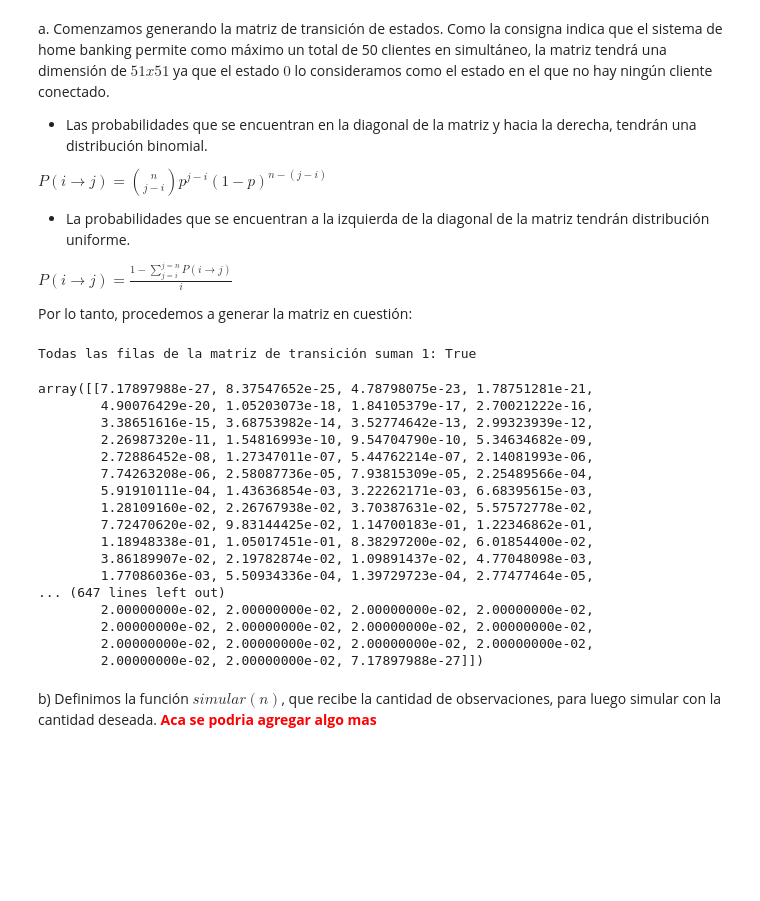
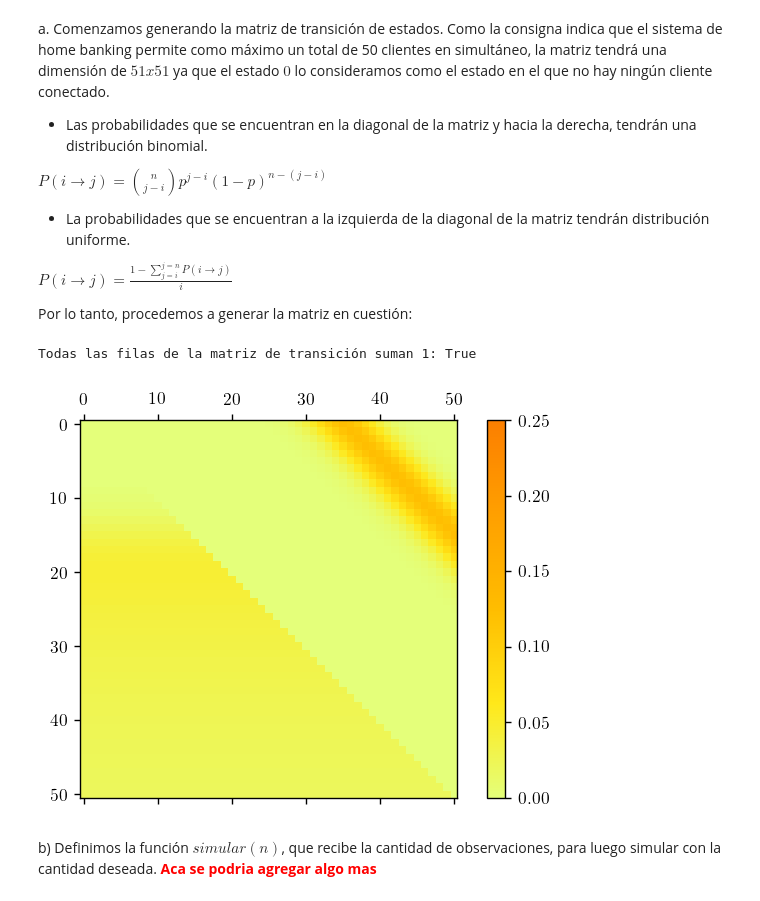
Before and after one commit to jian01/simulaamigues, a Jupyter notebook: TP2.ipynb, the cells around one changed output. Cells and saved outputs as stored; diff of their text form; code cells hidden in the pictures; blank space fills up the shorter version.

```diff
--- a/TP2.ipynb
+++ b/TP2.ipynb
@@ -294,53 +307,38 @@ def combinatorio(n, k):
 matriz = np.zeros((N+1,N+1))
 #Filas tienen que sumar 1!! (Markov)
 
 # Reemplazamos la diagonal principal y parte superior
 for i in range(N+1): #Va de 0 a 50
     for j in range(N+1):
         if j>=i:
             comb = combinatorio(N,j-i)
             matriz[i][j] = comb*P**(j-i)*(1-P)**(N-(j-i))
 
 for i in range(1,N+1):
     for j in range(i):
         sub_mat = matriz[i,j:] #slice de la porción de fila a sumar
         suma = reduce(lambda x, y:x+y, sub_mat) #sumamos los elementos de la sub-fila
         matriz[i][j] = (1-suma)/i
 
 
 #Verificamos que todas las filas suman 1 (Markov)
 ok = True #piedra time
 for i in range(N+1):
     for j in range(N+1):
         mat = matriz[i]
         suma = reduce(lambda x, y:x+y, mat)
         if not math.isclose(1, suma, abs_tol=1e-8):
             ok = False
 print("Todas las filas de la matriz de transición suman 1:", ok)
 
-
-#Imprimimos la matriz
 np.set_printoptions(threshold=np.inf)
-matriz
+plt.figure(dpi=125)
+plt.matshow(matriz, cmap='Wistia', fignum=0, vmin=0, vmax=0.25)
+plt.colorbar()
+plt.show()
 # %% [output]
 Todas las filas de la matriz de transición suman 1: True
-array([[7.17897988e-27, 8.37547652e-25, 4.78798075e-23, 1.78751281e-21,
-        4.90076429e-20, 1.05203073e-18, 1.84105379e-17, 2.70021222e-16,
-        3.38651616e-15, 3.68753982e-14, 3.52774642e-13, 2.99323939e-12,
-        2.26987320e-11, 1.54816993e-10, 9.54704790e-10, 5.34634682e-09,
-        2.72886452e-08, 1.27347011e-07, 5.44762214e-07, 2.14081993e-06,
-        7.74263208e-06, 2.58087736e-05, 7.93815309e-05, 2.25489566e-04,
-        5.91910111e-04, 1.43636854e-03, 3.22262171e-03, 6.68395615e-03,
-        1.28109160e-02, 2.26767938e-02, 3.70387631e-02, 5.57572778e-02,
-        7.72470620e-02, 9.83144425e-02, 1.14700183e-01, 1.22346862e-01,
-        1.18948338e-01, 1.05017451e-01, 8.38297200e-02, 6.01854400e-02,
-        3.86189907e-02, 2.19782874e-02, 1.09891437e-02, 4.77048098e-03,
-        1.77086036e-03, 5.50934336e-04, 1.39729723e-04, 2.77477464e-05,
-... (647 lines left out)
-        2.00000000e-02, 2.00000000e-02, 2.00000000e-02, 2.00000000e-02,
-        2.00000000e-02, 2.00000000e-02, 2.00000000e-02, 2.00000000e-02,
-        2.00000000e-02, 2.00000000e-02, 2.00000000e-02, 2.00000000e-02,
-        2.00000000e-02, 2.00000000e-02, 7.17897988e-27]])
+[figure, added]
 # %% [markdown]
 b) Definimos la función $simular(n)$, que recibe la cantidad de observaciones, para luego simular con la cantidad deseada. <span style="color:red"> **Aca se podria agregar algo mas**</span>
 # %%
```
Also changed, not shown: parts of 4 cells of this notebook.
